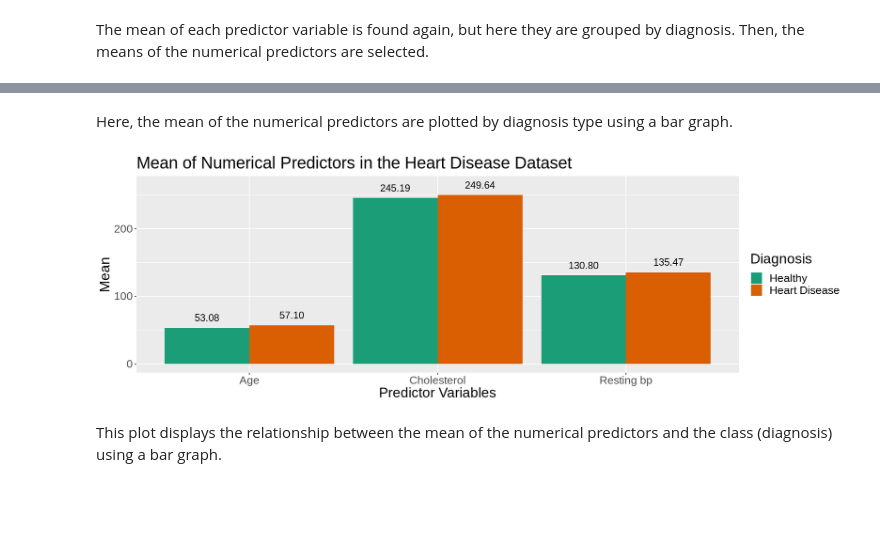
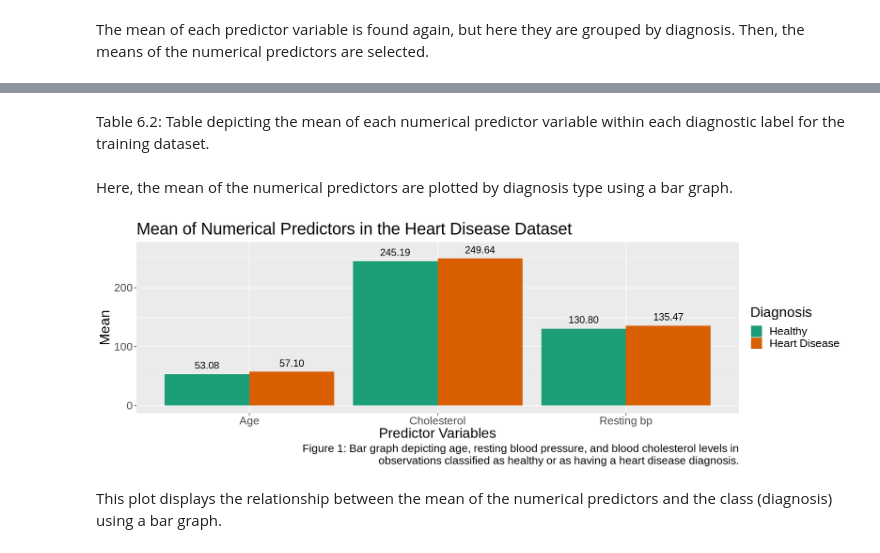
Before and after one commit to HannahDKM/Final_Project, a Jupyter notebook: Final_Project.ipynb, the cells around one changed output, grey strips where cells are left out. Drawn from its saved outputs; the diff is of its cells as text; code cells hidden in the pictures; blank space fills up the shorter version.

Commit message:
Added graph and table captions

```diff
--- a/Final_Project.ipynb
+++ b/Final_Project.ipynb
@@ -193,25 +206,28 @@ A grouped_df: 6 × 3
+# %% [markdown]
+Table 6.2: Table depicting the mean of each numerical predictor variable within each diagnostic label for the training dataset.
 # %% [markdown]
 Here, the mean of the numerical predictors are plotted by diagnosis type using a bar graph.
 # %%
 #plotting means of numerical predictors by diagnosis category
 options(repr.plot.width = 15, repr.plot.height = 5)
 
 predictor_numerical_plot <- numerical_predictors %>%
     ggplot(aes(x = variable, y=mean, fill= factor(diagnosis,labels = c("Healthy", "Heart Disease")))) +
     geom_bar(alpha = 1, stat ="identity", position = "dodge") +
     annotate("text", label = "53.08", x = 0.775, y = 68.08, size = 5) +
     annotate("text", label = "57.10", x = 1.225, y = 72.10, size = 5) +
     annotate("text", label = "245.19", x = 1.775, y = 260.19, size = 5) +
     annotate("text", label = "249.64", x = 2.225, y = 264.63, size = 5) +
     annotate("text", label = "130.80", x = 2.775, y = 145.80, size = 5) +
     annotate("text", label = "135.47", x = 3.225, y = 150.47, size = 5) +
     scale_x_discrete(labels = c("Age", "Cholesterol", "Resting bp")) +
-    labs(x = "Predictor Variables", y = "Mean", fill = "Diagnosis", title = "Mean of Numerical Predictors in the Heart Disease Dataset") +
+    labs(x = "Predictor Variables", y = "Mean", fill = "Diagnosis", title = "Mean of Numerical Predictors in the Heart Disease Dataset",
+        caption = "Figure 1: Bar graph depicting age, resting blood pressure, and blood cholesterol levels in\nobservations classified as healthy or as having a heart disease diagnosis.") +
     scale_fill_brewer(palette = "Dark2") +
     theme(text = element_text(size=20))
 predictor_numerical_plot
 # %% [output]
-[figure, old version]
+[figure, new version]
 # %% [markdown]
 This plot displays the relationship between the mean of the numerical predictors and the class (diagnosis) using a bar graph.
 # %% [markdown]
```
Also changed, not shown: parts of 26 cells of this notebook.
